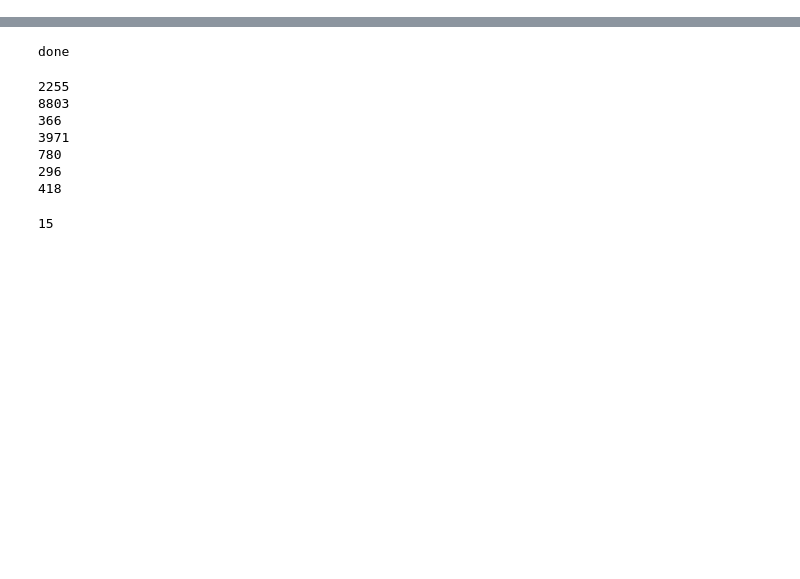
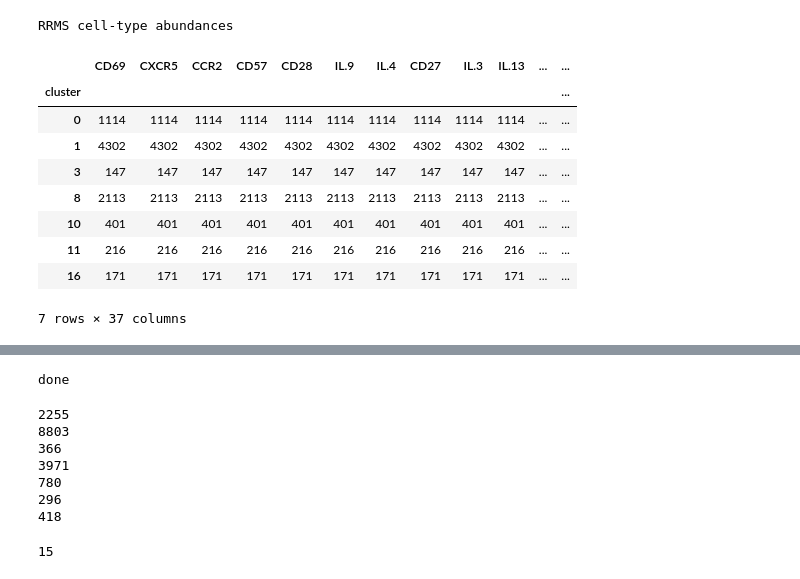
Before and after one commit to Irrelifant/CellCnn, a Jupyter notebook: cellCnn/ms/MS_celltypes.ipynb, the cells around one changed output, grey strips where cells are left out. Cells and saved outputs as stored; diff of their text form; code cells hidden in the pictures; blank space fills up the shorter version.

Commit message:
Now taking patients into account, other chunk method

```diff
--- a/cellCnn/ms/MS_celltypes.ipynb
+++ b/cellCnn/ms/MS_celltypes.ipynb
@@ -25,7 +26,7 @@ from cellCnn.ms.utils.helpers import calc_frequencies
 cytokines = ['CCR2', 'CCR4', 'CCR6', 'CCR7', 'CXCR4', 'CXCR5', 'CD103', 'CD14', 'CD20', 'CD25', 'CD27', 'CD28', 'CD3',
              'CD4', 'CD45RA', 'CD45RO', 'CD56', 'CD57', 'CD69', 'CD8', 'TCRgd', 'PD.1', 'GM.CSF', 'IFN.g', 'IL.10',
              'IL.13', 'IL.17A', 'IL.2', 'IL.21', 'IL.22', 'IL.3', 'IL.4', 'IL.6', 'IL.9', 'TNF.a']
-infile = 'cohort_denoised_clustered_diagnosis.csv'
+infile = 'cohort_denoised_clustered_diagnosis_patients.csv'
 indir = 'data/input'
 outdir = 'out_ms_default'
 rand_seed = 123
@@ -34,7 +35,7 @@ test_perc = 0.3
 batch_size_pheno = 840  # so a size of 8425 is about equally sized in batches
 batch_size_cd4 = 550  # so a size of 550 gets me 16 batches for cd4
 ## information from ms_data project
-cluster_to_celltype_dict = {0: 'b', 1: 'cd4', 3: 'nkt', 8: 'cd8', 10: 'nk', 16: 'dg', 11: 'my'}
+cluster_to_celltype_dict = {0: 'b', 1: 'cd4', 3: 'nkt', 8: 'cd8', 10: 'nk', 11: 'my', 16: 'dg'}
 # %%
 np.random.seed(rand_seed)
 mkdir_p(outdir)
@@ -138,0 +77,15 @@ for idx, pheno in stack_idx_chunks:
+# %%
+print('RRMS cell-type abundances')
+rrms_df.groupby('cluster').count()
+# %% [output]
+RRMS cell-type abundances
+|  | CD69 | CXCR5 | CCR2 | CD57 | CD28 | IL.9 | IL.4 | CD27 | IL.3 | IL.13 | ... | ... |
+| cluster |  |  |  |  |  |  |  |  |  |  |  | ... |
+| 0 | 1114 | 1114 | 1114 | 1114 | 1114 | 1114 | 1114 | 1114 | 1114 | 1114 | ... | ... |
+| 1 | 4302 | 4302 | 4302 | 4302 | 4302 | 4302 | 4302 | 4302 | 4302 | 4302 | ... | ... |
+| 3 | 147 | 147 | 147 | 147 | 147 | 147 | 147 | 147 | 147 | 147 | ... | ... |
+| 8 | 2113 | 2113 | 2113 | 2113 | 2113 | 2113 | 2113 | 2113 | 2113 | 2113 | ... | ... |
+| 10 | 401 | 401 | 401 | 401 | 401 | 401 | 401 | 401 | 401 | 401 | ... | ... |
+| 11 | 216 | 216 | 216 | 216 | 216 | 216 | 216 | 216 | 216 | 216 | ... | ... |
+| 16 | 171 | 171 | 171 | 171 | 171 | 171 | 171 | 171 | 171 | 171 | ... | ... |
+7 rows × 37 columns
```
Also changed, not shown: parts of 20 cells of this notebook, 2 other files.
